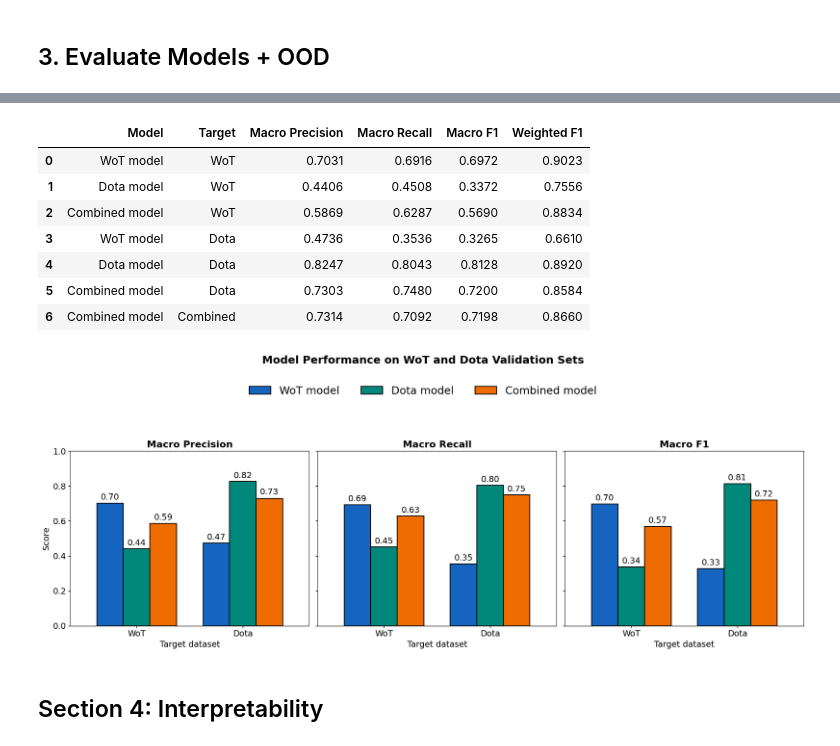
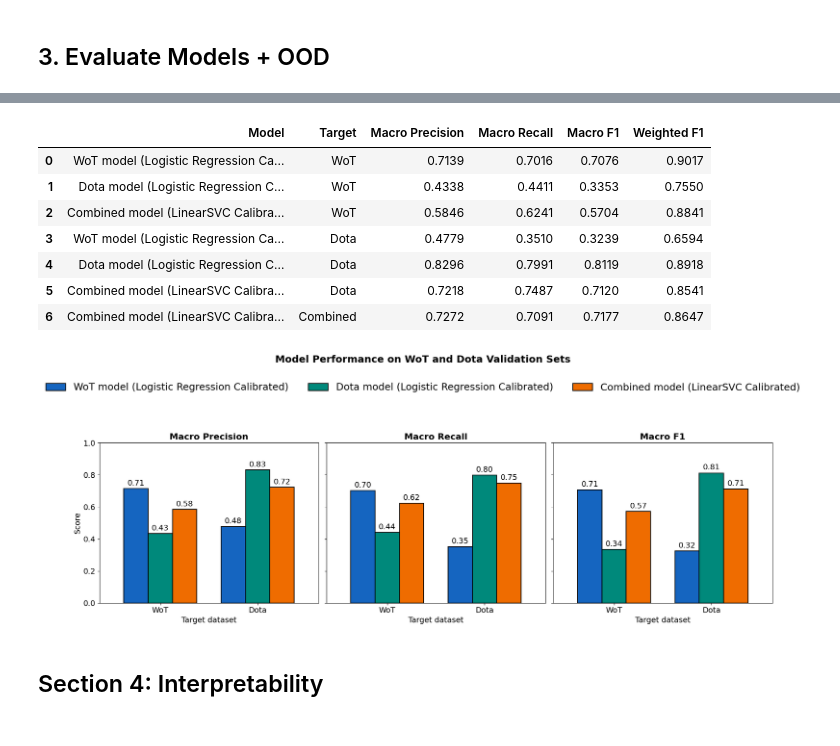
Before and after one commit to paolacalle/gaming-toxicity-detection, a Jupyter notebook: notebooks/gaming/02_ml_multiclass.ipynb, the cells around one changed output, grey strips where cells are left out. Drawn from its saved outputs; the diff is of its cells as text; code cells hidden in the pictures.

```diff
--- a/notebooks/gaming/02_ml_multiclass.ipynb
+++ b/notebooks/gaming/02_ml_multiclass.ipynb
@@ -891,20 +1103,20 @@ X_dota_val, y_dota_val = load_val_split(load_dota, DOTA_SCHEME_3)
 X_comb_val, y_comb_val = load_val_split(load_combined_3class, scheme=None)
 
 rows = [
-    collect_metrics('WoT model', 'WoT', wot_best_pipe, X_wot_val, y_wot_val, WOT_CLASS_NAMES[3]),
-    collect_metrics('WoT model', 'Dota', wot_best_pipe, X_dota_val, y_dota_val, DOTA_CLASS_NAMES[3]),
-    collect_metrics('Dota model', 'WoT', dota_best_pipe, X_wot_val, y_wot_val, WOT_CLASS_NAMES[3]),
-    collect_metrics('Dota model', 'Dota', dota_best_pipe, X_dota_val, y_dota_val, DOTA_CLASS_NAMES[3]),
-    collect_metrics('Combined model', 'WoT', combined_best_pipe, X_wot_val, y_wot_val, WOT_CLASS_NAMES[3]),
-    collect_metrics('Combined model', 'Dota', combined_best_pipe, X_dota_val, y_dota_val, DOTA_CLASS_NAMES[3]),
-    collect_metrics('Combined model', 'Combined', combined_best_pipe, X_comb_val, y_comb_val, combined_class_names),
+    collect_metrics('WoT model (Logistic Regression Calibrated)', 'WoT', wot_lr_calibrated, X_wot_val, y_wot_val, WOT_CLASS_NAMES[3]),
+    collect_metrics('WoT model (Logistic Regression Calibrated)', 'Dota', wot_lr_calibrated, X_dota_val, y_dota_val, DOTA_CLASS_NAMES[3]),
+    collect_metrics('Dota model (Logistic Regression Calibrated)', 'WoT', dota_lr_calibrated, X_wot_val, y_wot_val, WOT_CLASS_NAMES[3]),
+    collect_metrics('Dota model (Logistic Regression Calibrated)', 'Dota', dota_lr_calibrated, X_dota_val, y_dota_val, DOTA_CLASS_NAMES[3]),
+    collect_metrics('Combined model (LinearSVC Calibrated)', 'WoT', combined_svc_calibrated, X_wot_val, y_wot_val, WOT_CLASS_NAMES[3]),
+    collect_metrics('Combined model (LinearSVC Calibrated)', 'Dota', combined_svc_calibrated, X_dota_val, y_dota_val, DOTA_CLASS_NAMES[3]),
+    collect_metrics('Combined model (LinearSVC Calibrated)', 'Combined', combined_svc_calibrated, X_comb_val, y_comb_val, combined_class_names),
 ]
 
 perf_df = pd.DataFrame(rows)
 
 # nicer ordering
 target_order = ['WoT', 'Dota', 'Combined']
-model_order = ['WoT model', 'Dota model', 'Combined model']
+model_order = ['WoT model (Logistic Regression Calibrated)', 'WoT model (LinearSVC Calibrated)', 'Dota model (Logistic Regression Calibrated)', 'Dota model (LinearSVC Calibrated)', 'Combined model (LinearSVC Calibrated)']
 perf_df['Target'] = pd.Categorical(perf_df['Target'], categories=target_order, ordered=True)
 perf_df['Model'] = pd.Categorical(perf_df['Model'], categories=model_order, ordered=True)
 perf_df = perf_df.sort_values(['Target', 'Model']).reset_index(drop=True)
@@ -916,16 +1128,17 @@ plot_df = perf_df[perf_df['Target'].isin(['WoT', 'Dota'])].copy()
 
 metrics = ['Macro Precision', 'Macro Recall', 'Macro F1']
 colors = {
-    'WoT model': '#1565C0',
-    'Dota model': '#00897B',
-    'Combined model': '#EF6C00',
+    'WoT model (Logistic Regression Calibrated)': '#1565C0',
+    'Dota model (Logistic Regression Calibrated)': '#00897B',
+    'Combined model (LinearSVC Calibrated)': '#EF6C00',
 }
 
 fig, axes = plt.subplots(1, 3, figsize=(18, 6), sharey=True)
 
 for ax, metric in zip(axes, metrics):
     pivot_df = plot_df.pivot(index='Target', columns='Model', values=metric)
-    pivot_df = pivot_df[['WoT model', 'Dota model', 'Combined model']]
+    pivot_df = pivot_df[['WoT model (Logistic Regression Calibrated)',
+                         'Dota model (Logistic Regression Calibrated)', 'Combined model (LinearSVC Calibrated)']]
 
     pivot_df.plot(
         kind='bar',
@@ -941,41 +1154,41 @@ for ax, metric in zip(axes, metrics):
     ax.set_ylabel('Score', fontsize = 14)
     ax.set_ylim(0, 1)
     ax.tick_params(axis='x', rotation=0, labelsize = 14)
     ax.tick_params(axis='y', labelsize = 14)
 
     # numbers on bars
     for container in ax.containers:
         ax.bar_label(container, fmt='%.2f', padding=3, fontsize=14)
 
     ax.legend_.remove()
 
 handles, labels = axes[0].get_legend_handles_labels()
 
 fig.legend(
     handles,
     labels,
     loc='upper center',
     bbox_to_anchor=(0.5, 1.08),
     ncol=3,
     frameon=False,
     fontsize=18
 )
 
 fig.suptitle('Model Performance on WoT and Dota Validation Sets',
              fontweight='bold', y=1.16, fontsize = 18)
 
 plt.tight_layout(rect=[0, 0, 1, 0.92])
 plt.show()
 # %% [output]
 |  | Model | Target | Macro Precision | Macro Recall | Macro F1 | Weighted F1 |
-| 0 | WoT model | WoT | 0.7031 | 0.6916 | 0.6972 | 0.9023 |
-| 1 | Dota model | WoT | 0.4406 | 0.4508 | 0.3372 | 0.7556 |
-| 2 | Combined model | WoT | 0.5869 | 0.6287 | 0.5690 | 0.8834 |
-| 3 | WoT model | Dota | 0.4736 | 0.3536 | 0.3265 | 0.6610 |
-| 4 | Dota model | Dota | 0.8247 | 0.8043 | 0.8128 | 0.8920 |
-| 5 | Combined model | Dota | 0.7303 | 0.7480 | 0.7200 | 0.8584 |
-| 6 | Combined model | Combined | 0.7314 | 0.7092 | 0.7198 | 0.8660 |
+| 0 | WoT model (Logistic Regression Ca... | WoT | 0.7139 | 0.7016 | 0.7076 | 0.9017 |
+| 1 | Dota model (Logistic Regression C... | WoT | 0.4338 | 0.4411 | 0.3353 | 0.7550 |
+| 2 | Combined model (LinearSVC Calibra... | WoT | 0.5846 | 0.6241 | 0.5704 | 0.8841 |
+| 3 | WoT model (Logistic Regression Ca... | Dota | 0.4779 | 0.3510 | 0.3239 | 0.6594 |
+| 4 | Dota model (Logistic Regression C... | Dota | 0.8296 | 0.7991 | 0.8119 | 0.8918 |
+| 5 | Combined model (LinearSVC Calibra... | Dota | 0.7218 | 0.7487 | 0.7120 | 0.8541 |
+| 6 | Combined model (LinearSVC Calibra... | Combined | 0.7272 | 0.7091 | 0.7177 | 0.8647 |
-[figure, old version]
+[figure, new version]
 # %% [markdown]
 ## Section 4: Interpretability
 # %%
```
Also changed, not shown: parts of 16 cells of this notebook, 2 other files.
